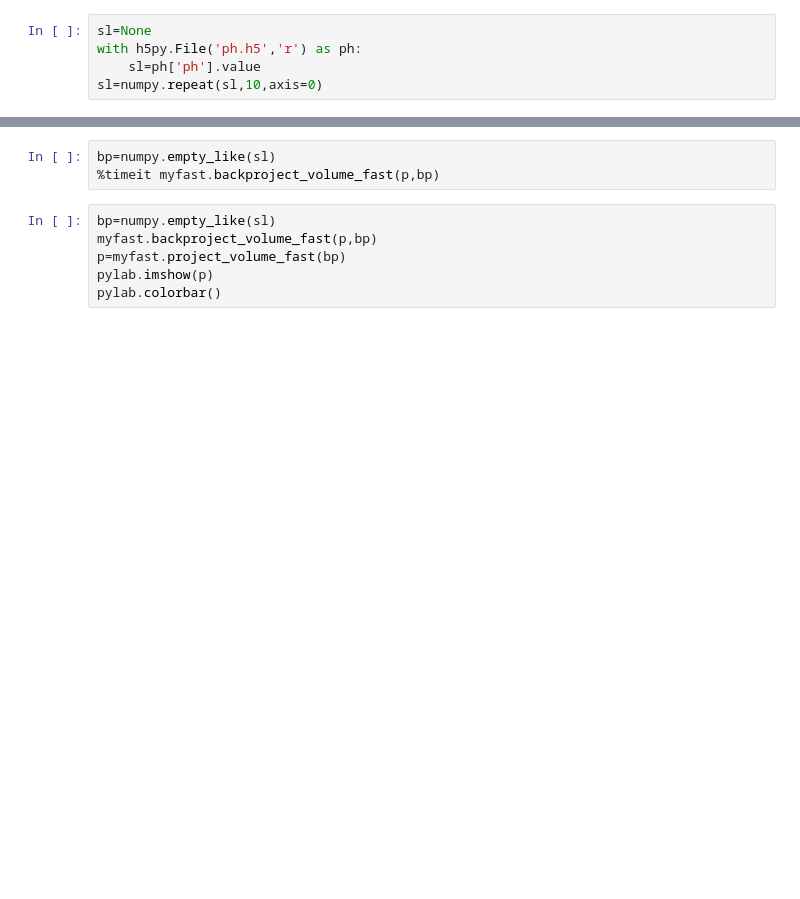
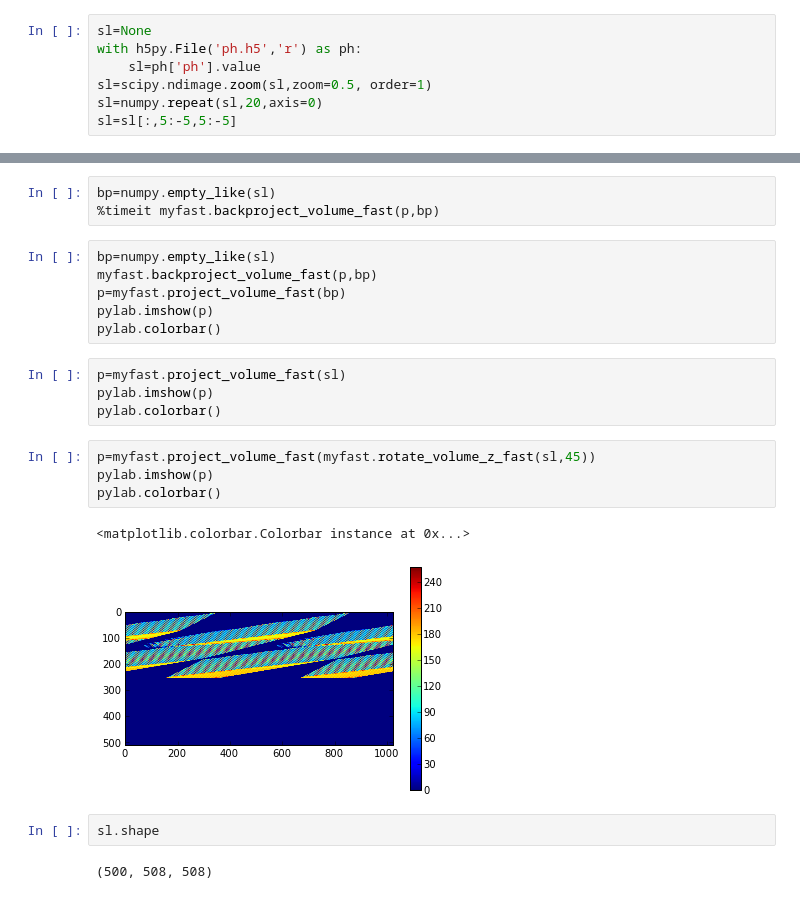
Before and after one commit to buzmakov/fastlib, a Jupyter notebook: code_experiments/test_rotation_1.ipynb, the cells around one changed output, grey strips where cells are left out. Drawn from its saved outputs; the diff is of its cells as text; blank space fills up the shorter version.

```diff
--- a/code_experiments/test_rotation_1.ipynb
+++ b/code_experiments/test_rotation_1.ipynb
@@ -18,7 +18,9 @@ def get_center_slice(x):
 sl=None
 with h5py.File('ph.h5','r') as ph:
     sl=ph['ph'].value
-sl=numpy.repeat(sl,10,axis=0)
+sl=scipy.ndimage.zoom(sl,zoom=0.5, order=1)
+sl=numpy.repeat(sl,20,axis=0)
+sl=sl[:,5:-5,5:-5]
 # %%
 %timeit myfast.rotate_volume_fast(sl,10)
 # %%
@@ -47,3 +49,18 @@ myfast.backproject_volume_fast(p,bp)
 p=myfast.project_volume_fast(bp)
 pylab.imshow(p)
 pylab.colorbar()
+# %%
+p=myfast.project_volume_fast(sl)
+pylab.imshow(p)
+pylab.colorbar()
+# %%
+p=myfast.project_volume_fast(myfast.rotate_volume_z_fast(sl,45))
+pylab.imshow(p)
+pylab.colorbar()
+# %% [output]
+<matplotlib.colorbar.Colorbar instance at 0x...>
+[figure, added]
+# %%
+sl.shape
+# %% [output]
+(500, 508, 508)
```
Also changed, not shown: 2 other files.
